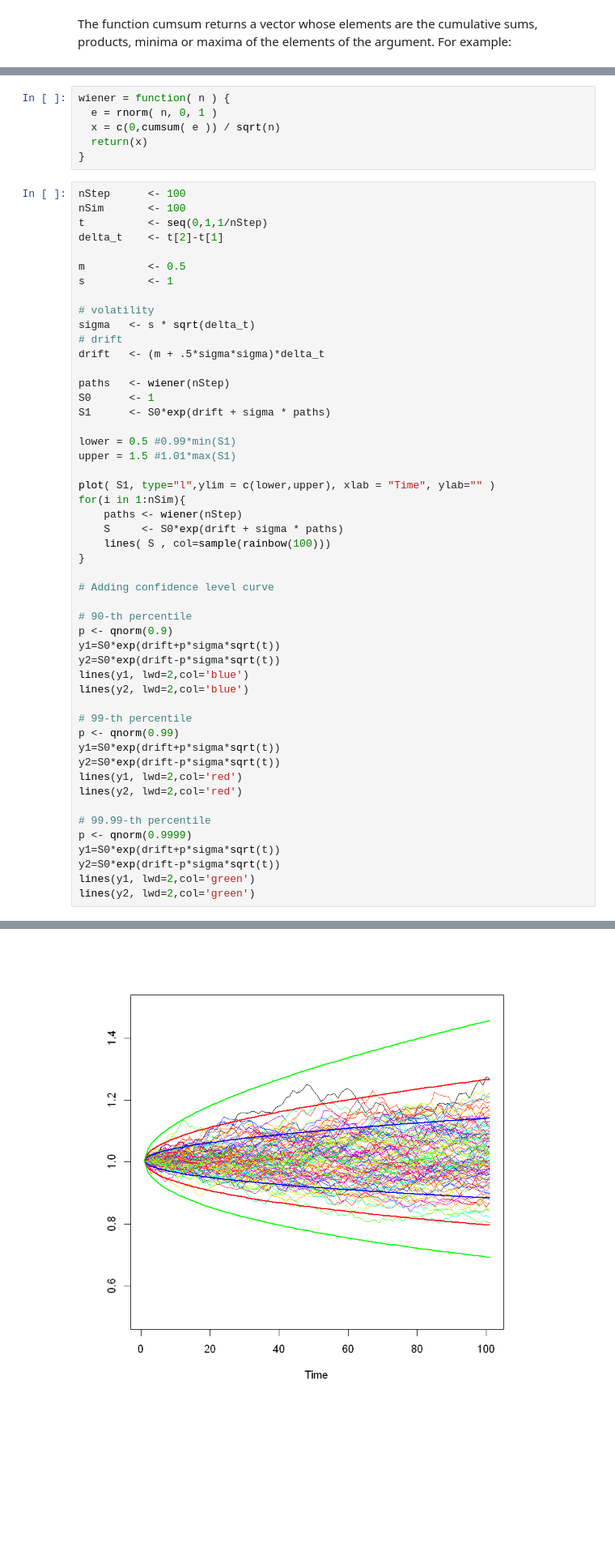
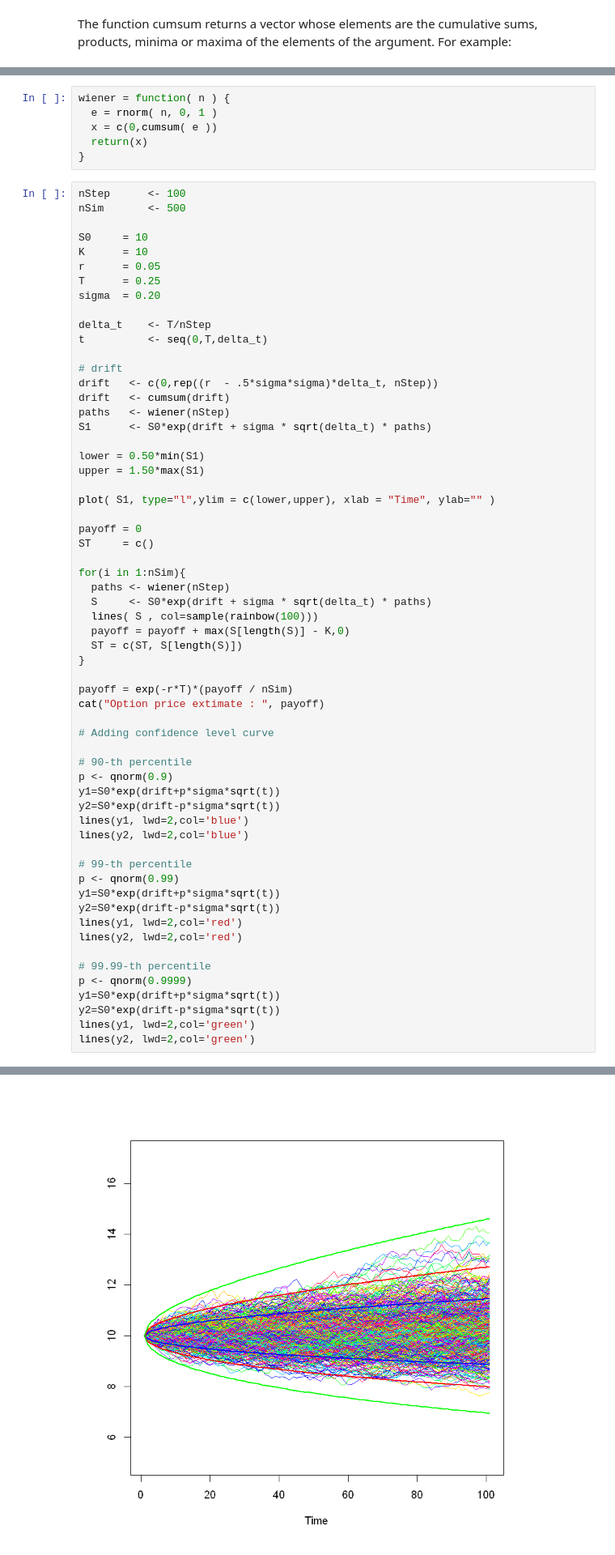
Before and after one commit to polyhedron-gdl/introduction-to-monte-carlo-for-finance, a Jupyter notebook: notebooks/n01_mcs.ipynb, the cells around one changed output, grey strips where cells are left out. Shown at 81% size. Cells and saved outputs as stored; diff of their text form; blank space fills up the shorter version.

```diff
--- a/notebooks/n01_mcs.ipynb
+++ b/notebooks/n01_mcs.ipynb
@@ -32,36 +28,46 @@ The following function, give us a sample of Gaussian path, generating $n$ gaussi
 # %%
 wiener = function( n ) {
   e = rnorm( n, 0, 1 )
-  x = c(0,cumsum( e )) / sqrt(n)
+  x = c(0,cumsum( e ))
   return(x)
 }
 # %%
 nStep      <- 100
-nSim       <- 100
-t          <- seq(0,1,1/nStep)
-delta_t    <- t[2]-t[1]
+nSim       <- 500
 
-m          <- 0.5
-s          <- 1
+S0     = 10
+K      = 10
+r      = 0.05
+T      = 0.25
+sigma  = 0.20
 
-# volatility
-sigma   <- s * sqrt(delta_t)
+delta_t    <- T/nStep
+t          <- seq(0,T,delta_t)
+
 # drift
-drift   <- (m + .5*sigma*sigma)*delta_t
+drift   <- c(0,rep((r  - .5*sigma*sigma)*delta_t, nStep))
+drift   <- cumsum(drift)
+paths   <- wiener(nStep)
+S1      <- S0*exp(drift + sigma * sqrt(delta_t) * paths)
 
-paths   <- wiener(nStep)
-S0      <- 1
-S1      <- S0*exp(drift + sigma * paths)
-
-lower = 0.5 #0.99*min(S1)
-upper = 1.5 #1.01*max(S1)
+lower = 0.50*min(S1)
+upper = 1.50*max(S1)
 
 plot( S1, type="l",ylim = c(lower,upper), xlab = "Time", ylab="" )
+
+payoff = 0
+ST     = c()
+
 for(i in 1:nSim){
-    paths <- wiener(nStep)
-    S     <- S0*exp(drift + sigma * paths)
-    lines( S , col=sample(rainbow(100)))
+  paths <- wiener(nStep)
+  S     <- S0*exp(drift + sigma * sqrt(delta_t) * paths)
+  lines( S , col=sample(rainbow(100)))
+  payoff = payoff + max(S[length(S)] - K,0)
+  ST = c(ST, S[length(S)])
 }
+
+payoff = exp(-r*T)*(payoff / nSim)
+cat("Option price extimate : ", payoff)
 
 # Adding confidence level curve
 
@@ -89 +96 @@ lines(y2, lwd=2,col='green')
-[figure, old version]
+[figure, new version]
```
Also changed, not shown: parts of 5 cells of this notebook, 9 other files.
